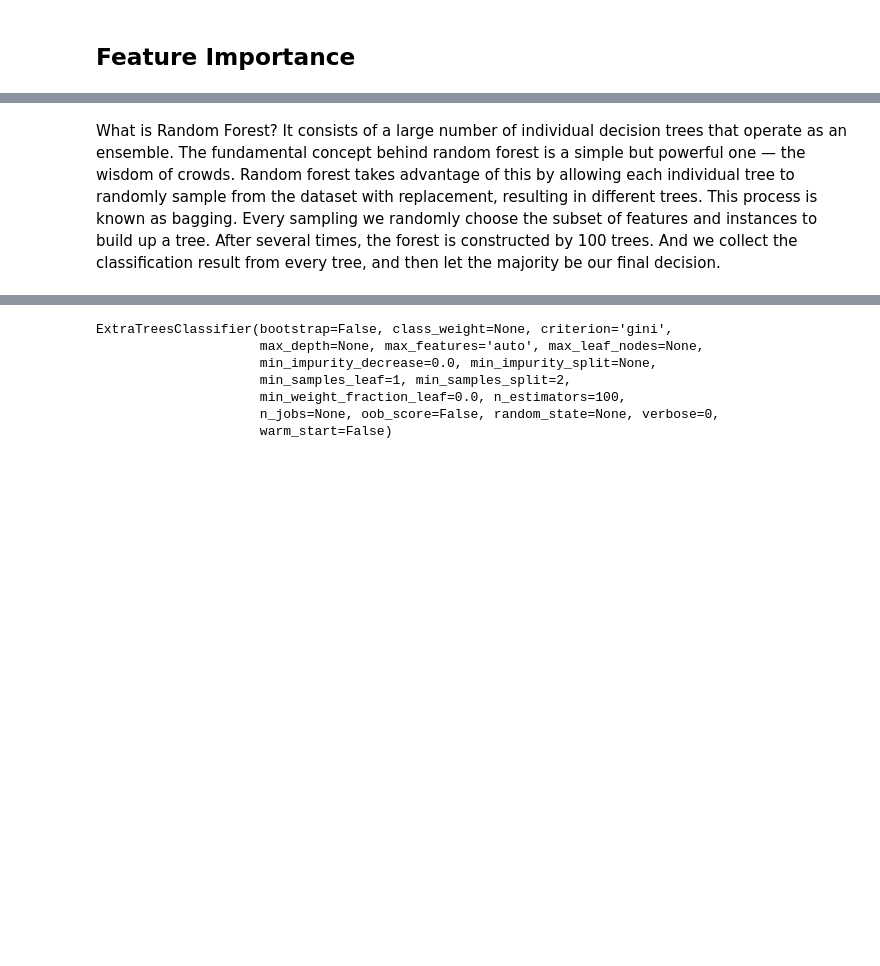
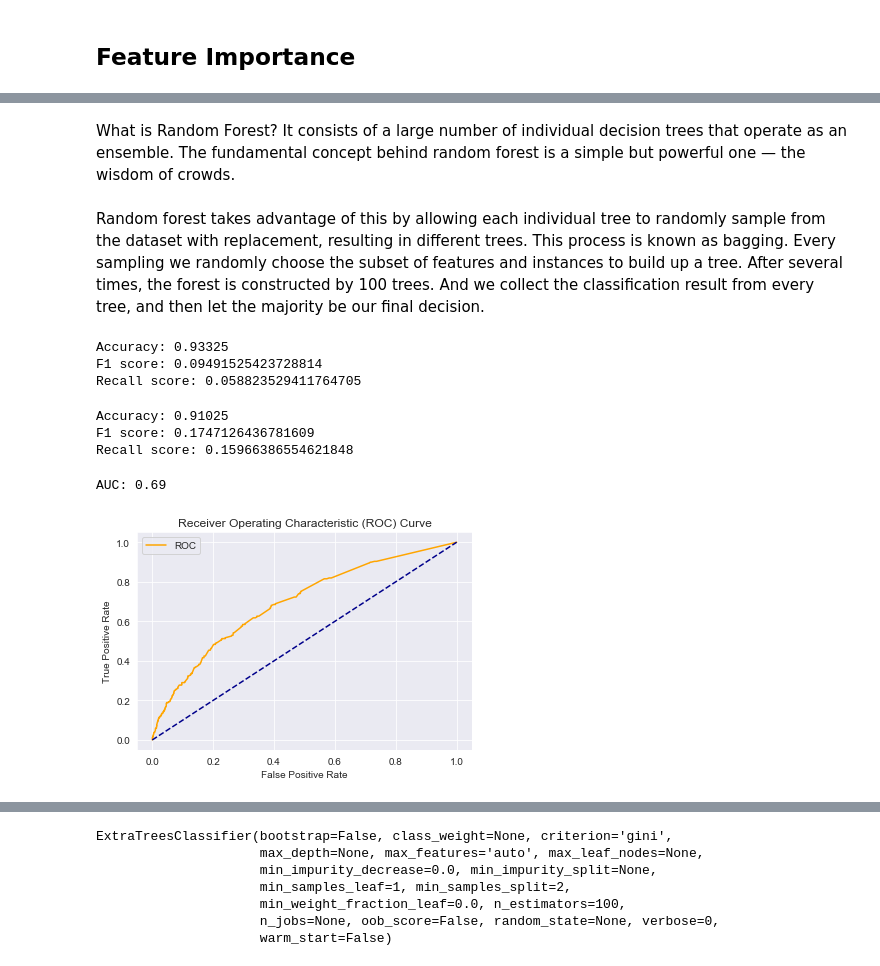
Before and after one commit to A2Zntu/ML_HW, a Jupyter notebook: Lab5/Lab5_Insurance.ipynb, the cells around one changed output, grey strips where cells are left out. Drawn from its saved outputs; the diff is of its cells as text; code cells hidden in the pictures; blank space fills up the shorter version.

```diff
--- a/Lab5/Lab5_Insurance.ipynb
+++ b/Lab5/Lab5_Insurance.ipynb
@@ -17,9 +23,12 @@ import seaborn as sns
 sns.set_style("darkgrid")
 # %%
 data = pd.read_csv("caravan.csv")
+testdata = pd.read_csv("caravanTest.csv")
 # %%
 X = data.iloc[:, :-1]
 y = data.iloc[:, -1]
+X_test = testdata.iloc[:, :-1]
+y_test = testdata.iloc[:, -1]
 # %%
 X.head()
 # %% [output]
@@ -82,10 +101,36 @@ ExtraTreesClassifier(bootstrap=False, class_weight=None, criterion='gini',
+# %% [markdown]
+What is Random Forest? It consists of a large number of individual decision trees that operate as an ensemble.
+The fundamental concept behind random forest is a simple but powerful one — the wisdom of crowds.
 # %% [markdown]
-What is Random Forest? It consists of a large number of individual decision trees that operate as an ensemble.
-The fundamental concept behind random forest is a simple but powerful one — the wisdom of crowds.
 Random forest takes advantage of this by allowing each individual tree to randomly sample from the dataset with replacement, resulting in different trees. This process is known as bagging.
 Every sampling we randomly choose the subset of features and instances to build up a tree.
 After several times, the forest is constructed by 100 trees.
 And we collect the classification result from every tree, and then let the majority be our final decision.
+# %%
+y_pred = model_1.predict(X_test)
+# the threshold is equal to 0.5
+evaluateResult(y_test, y_pred)
+# %% [output]
+Accuracy: 0.93325
+F1 score: 0.09491525423728814
+Recall score: 0.058823529411764705
+# %%
+y_pred_prob = model_1.predict_proba(X_test)
+y_pred = prob2binary(y_pred_prob, threshold = 0.3)
+# %%
+evaluateResult(y_test, y_pred)
+# %% [output]
+Accuracy: 0.91025
+F1 score: 0.1747126436781609
+Recall score: 0.15966386554621848
+# %%
+fpr, tpr, thresholds = roc_curve(y_test, y_pred_prob[:, 1])
+auc = roc_auc_score(y_test, y_pred_prob[:, 1])
+print('AUC: %.2f' % auc)
+plot_roc_curve(fpr, tpr)
+# %% [output]
+AUC: 0.69
+[figure, added]
 # %%
 feat_importances = pd.Series(model_1.feature_importances_, index=X.columns)
 feat_importances.nlargest(10).plot(kind='barh')
```
Also changed, not shown: parts of 64 cells of this notebook, 6 other files.
